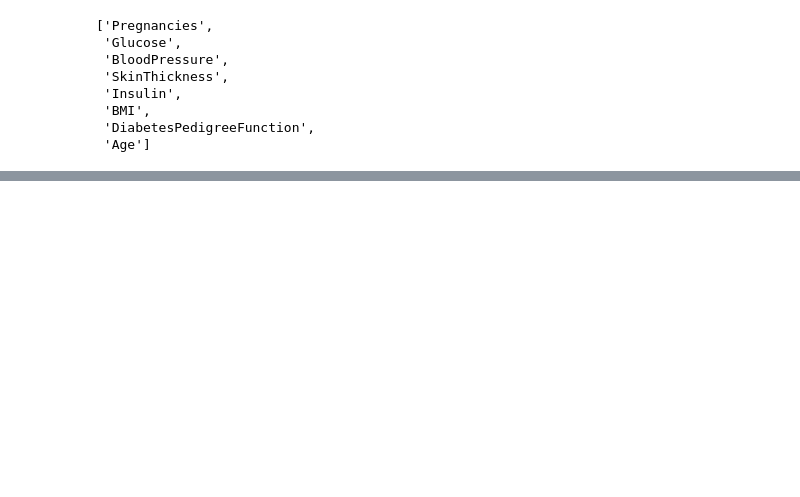
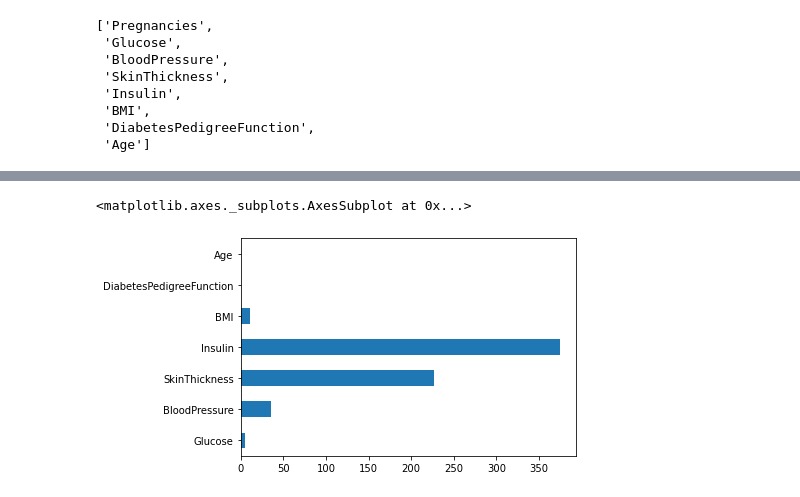
Before and after one commit to baesku789/jupyter, a Jupyter notebook: pima-diabetes-eda.ipynb, the cells around one changed output, grey strips where cells are left out. Cells and saved outputs as stored; diff of their text form; code cells hidden in the pictures; blank space fills up the shorter version.

```diff
--- a/pima-diabetes-eda.ipynb
+++ b/pima-diabetes-eda.ipynb
@@ -114,0 +121,3 @@ feature_columns
+# %%
+cols = feature_columns[1:]
+cols
@@ -114,0 +132,8 @@ feature_columns
+# %%
+# 결측치 여부를 나타내는 데이터프레임을 만듭니다.
+# 0값을 결측치라고 가정하고 정답(label, target)값을 제외한 컬럼에 대해
+# 결측치 여부를 구해서 df_null 이라는 데이터 프레임에 담습니다.
+
+df_null = df[cols].replace(0, np.nan)
+df_null = df_null.isnull()
+df_null.sum()
@@ -114,0 +149,6 @@ feature_columns
+# %%
+# 결측치의 개수를 구해 막대 그래프로 시각화합니다.
+df_null.sum().plot.barh()
+# %% [output]
+<matplotlib.axes._subplots.AxesSubplot at 0x...>
+[figure, added]
```
Also changed, not shown: parts of 31 cells of this notebook.
